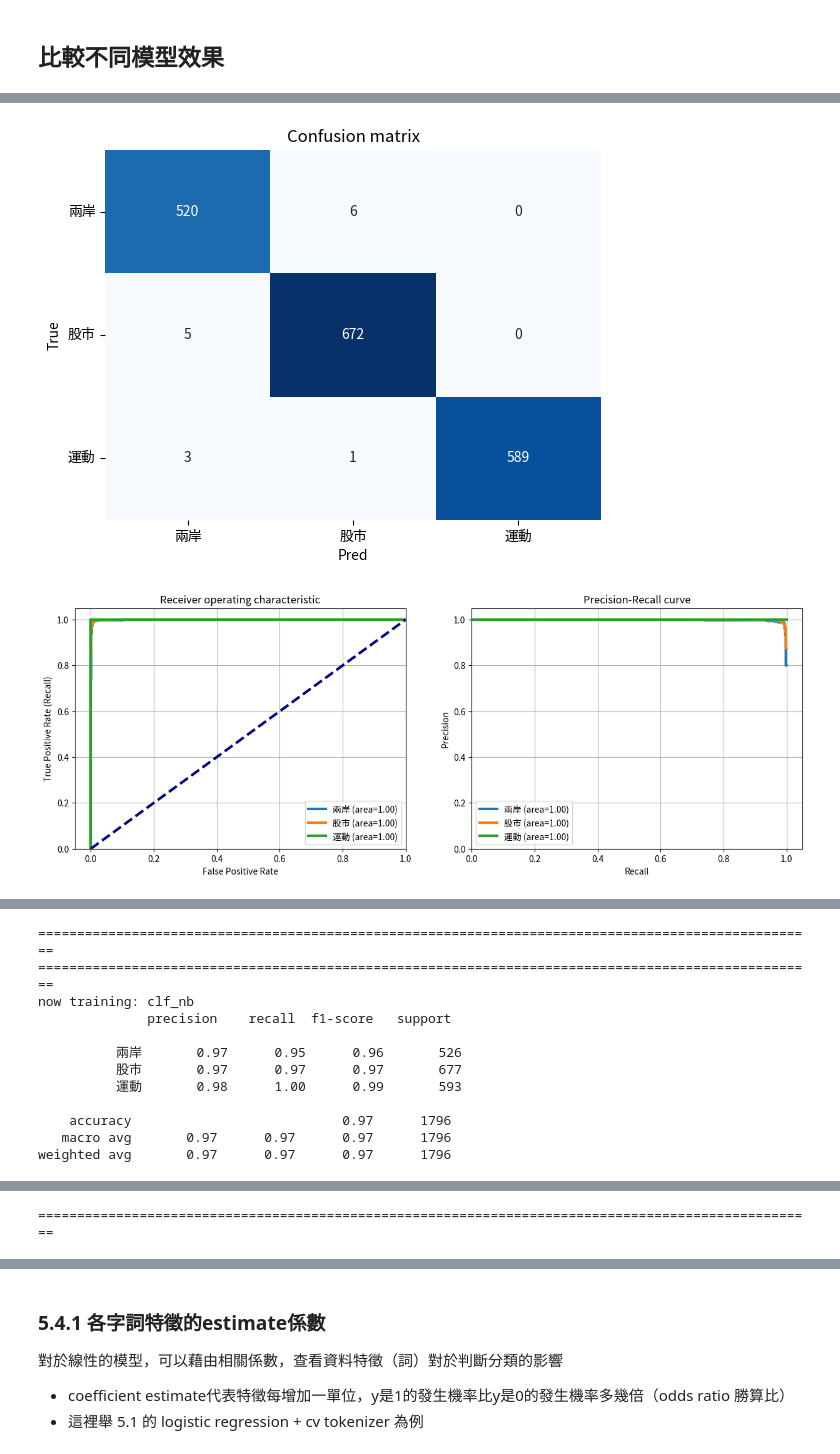
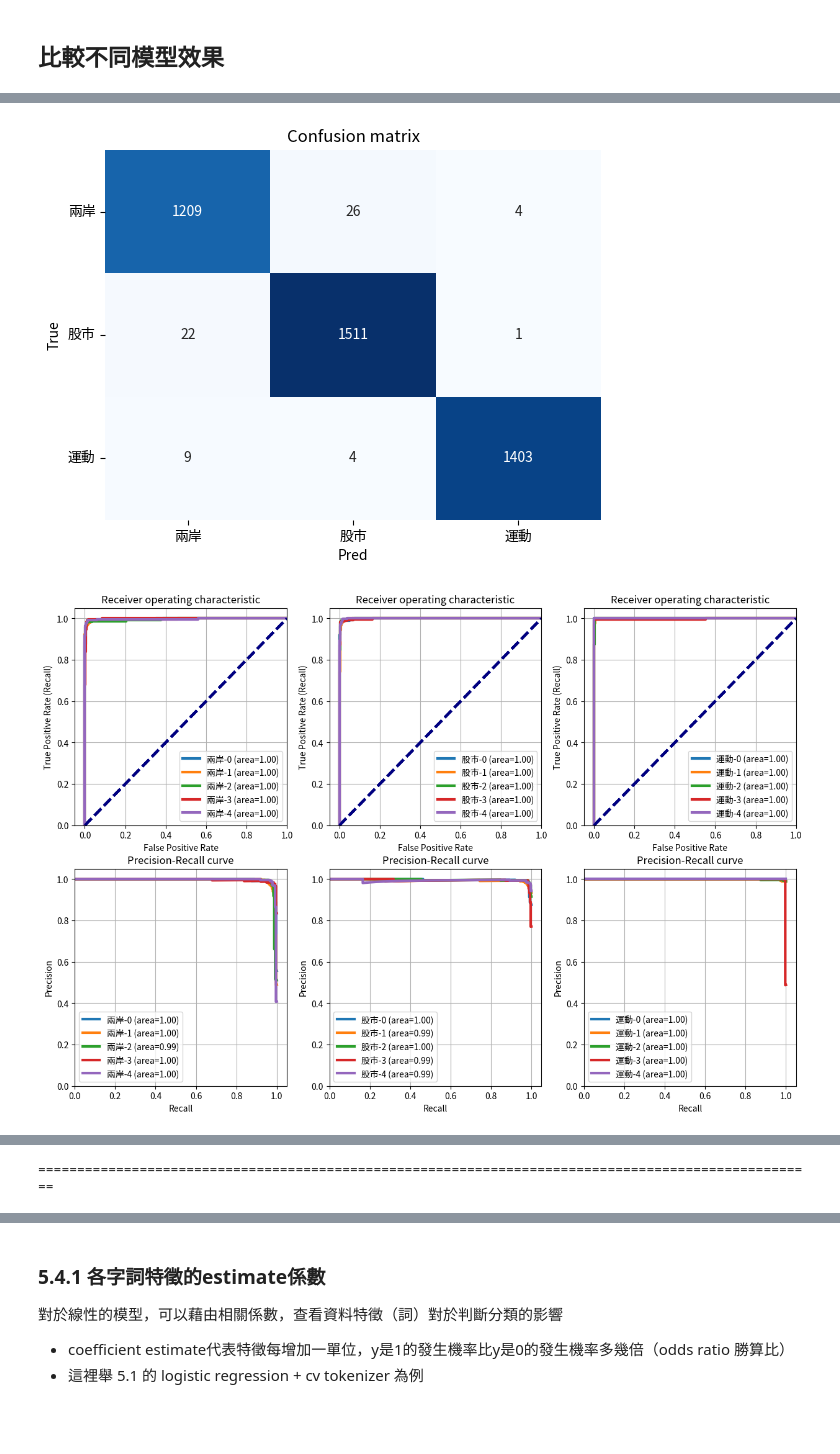
Before and after one commit to Text-Analytics-and-Retrieval/SMA_2023S, a Jupyter notebook: week11_classification/classification_zh_udn.ipynb, the cells around one changed output, grey strips where cells are left out. Saved outputs shown, nothing was run; the diff lists cells and outputs as text; code cells hidden in the pictures; blank space fills up the shorter version.

```diff
--- a/week11_classification/classification_zh_udn.ipynb
+++ b/week11_classification/classification_zh_udn.ipynb
@@ -443,0 +460,5 @@ plt.show()
+# %%
+vectorizer = TfidfVectorizer(max_features=1000)
+vec_train = vectorizer.fit_transform(X_train)
+vec_test = vectorizer.transform(X_test)
+vec_train.toarray()[0,:]
@@ -445,0 +516,6 @@ plt.show()
+# %%
+clf = LogisticRegression()
+vec_train = CountVectorizer(max_features=1000).fit_transform(X_train)
+
+scores = cross_validate(clf, vec_train, y_train, cv=5, scoring=("f1_macro", "recall_macro", "precision_macro"), return_estimator=True)
+pprint(scores)
@@ -446,4 +535,4 @@ plt.show()
 # %%
-cv_results = cross_validate(clf, vec_train, y_train, cv=5, return_train_score=True)
-cv_results
+y_pred = cross_val_predict(clf, vec_train, y_train, cv=5)
+print(classification_report(y_train, y_pred))
 # %% [output]
@@ -456,14 +547,0 @@ cv_results
-# %%
-model = Pipeline(
-    [
-        ("vectorizer", TfidfVectorizer(max_features=10000)),
-        ("classifier", clf),
-    ]
-)
-model.fit(X_train, y_train)
-y_pred = model.predict(X_test)
-y_pred_proba = model.predict_proba(X_test)
-
-# results
-## Accuracy, Precision, Recall, F1-score
-print(classification_report(y_test, y_pred))
@@ -580,19 +722,18 @@ X_train, X_test, y_train, y_test = train_test_split(
 )
 # 定義模型訓練組合
 model_set = dict()
-model_set['clf_logistic'] = LogisticRegression(multi_class="multinomial")
+model_set['clf_logistic'] = LogisticRegression()
 model_set['clf_dtree'] = DecisionTreeClassifier()
-model_set['clf_nb'] = GaussianNB()
-model_set['clf_gb'] = RandomForestClassifier()
+# model_set['clf_rf'] = RandomForestClassifier()
 # 定義 vectorizer
-vectorizer = TfidfVectorizer(max_features=10000)
+vectorizer = CountVectorizer(max_features=1000)
 # 存結果
 result_set = dict()
 
 for k, model in model_set.items():
     print("="*100)
     print(f"now training: {k}")
-    result_set[k] = train(vectorizer, model, X_train, y_train, X_test, y_test)
+    result_set[k] = train_cv(vectorizer, model, X_train, y_train)
     print("="*100)
 # %% [output]
 ====================================================================================================
@@ -609,5 +750,5 @@ weighted avg       0.99      0.99      0.99      1796
-[figure, old version]
+[figure, new version]
-[figure, old version]
+[figure, new version]
 ====================================================================================================
 ====================================================================================================
 now training: clf_dtree
@@ -625,12 +766 @@ weighted avg       0.96      0.96      0.96      1796
 ====================================================================================================
-====================================================================================================
-now training: clf_nb
-              precision    recall  f1-score   support
-
-          兩岸       0.97      0.95      0.96       526
-          股市       0.97      0.97      0.97       677
-          運動       0.98      1.00      0.99       593
-
-    accuracy                           0.97      1796
-   macro avg       0.97      0.97      0.97      1796
-weighted avg       0.97      0.97      0.97      1796
@@ -653,4 +767,3 @@ weighted avg       0.99      0.99      0.99      1796
-====================================================================================================
 # %%
 result_set['clf_logistic']
 # %% [output]
```
Also changed, not shown: parts of 81 cells of this notebook, 1 other file.
